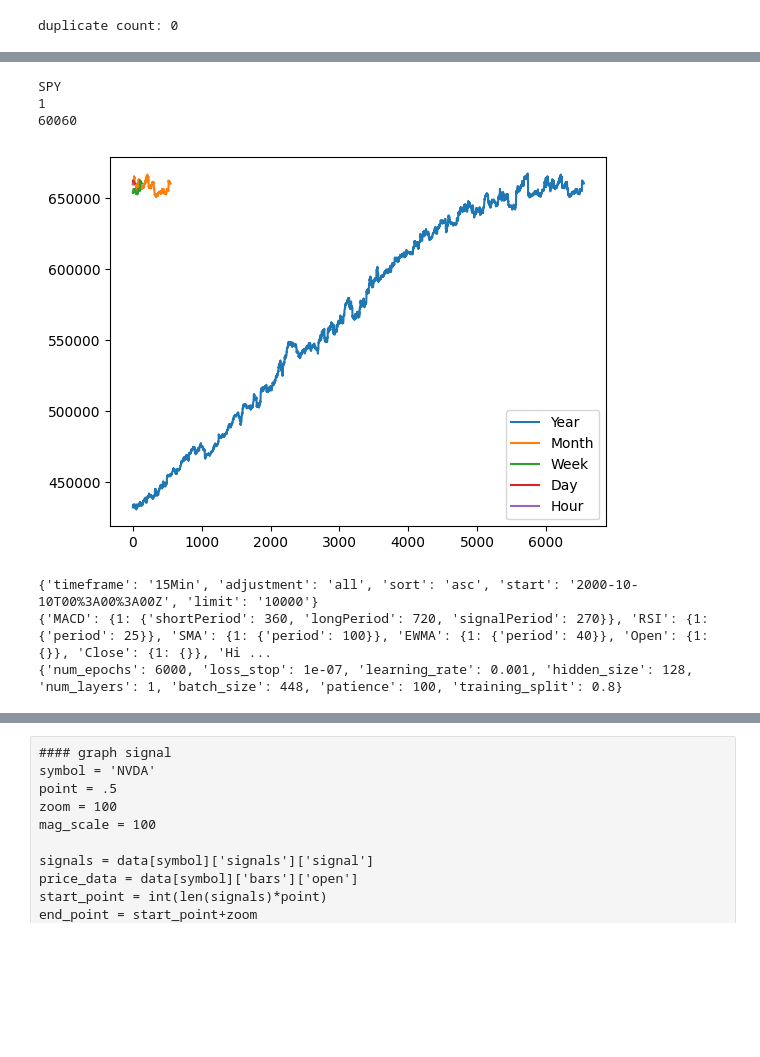
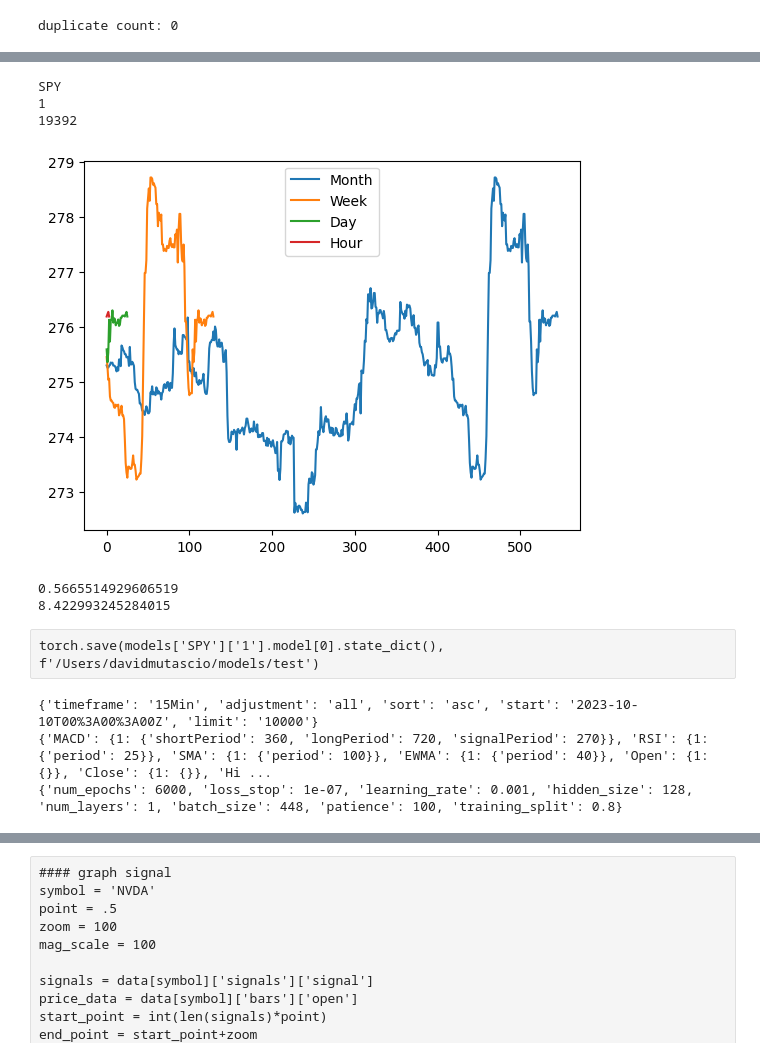
Before and after one commit to dmutascio/enigmaTrainer, a Jupyter notebook: enigmaTrainer.ipynb, the cells around one changed output, grey strips where cells are left out. Saved outputs shown, nothing was run; the diff lists cells and outputs as text; code cells hidden in the pictures; blank space fills up the shorter version.

```diff
--- a/enigmaTrainer.ipynb
+++ b/enigmaTrainer.ipynb
@@ -673,14 +681,13 @@ class LSTMv2(nn.Module):
 
 def create_model(data, model_type, model_config):
     learning_rate = model_config['learning_rate']
-    loss_stop = model_config['loss_stop']
-    num_epochs = model_config['num_epochs']
     training_split = model_config['training_split']
     input_size = data['features'].shape[1]
     train_size = int(training_split * len(data['features']))
     hidden_size = model_config['hidden_size']
     num_layers = model_config['num_layers']
     batch_size = model_config['batch_size']
+    sequence_length = model_config['sequence_length']
     patience = model_config['patience']
 
     # extract features and signals from data object. instantiate scaler objects
@@ -691,10 +698,14 @@ def create_model(data, model_type, model_config):
     # split of x data
     X_train = X.iloc[:train_size, :]
     X_test = X.iloc[train_size:, :]
+    # plt.plot(X_train)
+    # plt.plot(X_test)
 
     # split up y data
     y_train = y.iloc[:train_size, :]
     y_test = y.iloc[train_size:, :]
+    # plt.plot(y_train)
+    # plt.plot(y_test)
 
     # scale training data (y does not need scaling)
     X_train_scaled = ss.fit_transform(X_train)
@@ -703,6 +714,9 @@ def create_model(data, model_type, model_config):
     # Transform testing data using the fitted scalers
     X_test_scaled = ss.transform(X_test)
     y_test_scaled = y_test.values.reshape(-1, 1)
+    # plt.plot(X_train_scaled)
+    # plt.plot(X_test_scaled)
+
 
     # create tensors from sacaled data
     X_train_tensors = Variable(torch.Tensor(X_train_scaled))
@@ -715,8 +729,17 @@ def create_model(data, model_type, model_config):
 
     # reshape x tensors to fit model
     # FIXME: not needed anymore
-    X_train_tensors_final = torch.reshape(X_train_tensors,   (X_train_tensors.shape[0], 1, X_train_tensors.shape[1]))
-    X_test_tensors_final = torch.reshape(X_test_tensors,  (X_test_tensors.shape[0], 1, X_test_tensors.shape[1]))
+    #X_train_tensors_final = torch.reshape(X_train_tensors,   (X_train_tensors.shape[0], 1, X_train_tensors.shape[1]))
+    #X_test_tensors_final = torch.reshape(X_test_tensors,  (X_test_tensors.shape[0], 1, X_test_tensors.shape[1]))
+
+
+    # Reshape X_train_tensors to create sequences with 100 time steps
+    batch_size = X_train_tensors.size(0) // sequence_length
+    X_train_tensors_final = X_train_tensors[:batch_size * sequence_length].view(batch_size, sequence_length, 10)
+
+    # Reshape X_train_tensors to create sequences with 100 time steps
+    batch_size = X_test_tensors.size(0) // sequence_length
+    X_test_tensors_final = X_test_tensors[:batch_size * sequence_length].view(batch_size, sequence_length, 10)
 
     # Create DataLoader for batching
     train_dataset = TensorDataset(X_train_tensors, y_train_tensors)
@@ -856,17 +879,15 @@ class Model:
         plt.show()
 # %%
 model_config = {
-    'num_epochs': 6000,
-    #'num_epochs': 10000,
-    #'loss_stop': .001,
-    'loss_stop': .0000001,
     #'learning_rate': .001,
     'learning_rate': .001,
-
     'hidden_size': 128,
     'num_layers': 1,
-    'batch_size': 448,
-    'patience': 100,
+    #'batch_size': 448,
+    #'batch_size': 6720,
+    'batch_size': 1,
+    'sequence_length': 20,
+    'patience': 10,
     'training_split': .8
 }
 max_attempts = 3
@@ -929,0 +951,6 @@ SPY
+# %%
+for symbol, symbol_models in models.items():
+    print(symbol)
+    for name, model in symbol_models.items():
+        print(name)
+        model.graph_signals()
@@ -932,7 +963,7 @@ for symbol, symbol_models in models.items():
     print(symbol)
     for name, model in symbol_models.items():
         print(name)
-        model.graph_prices(data[symbol]['bars'], .95, 36, 100)
+        model.graph_prices(data[symbol]['bars'], .9, 100, 100)
 # %% [output]
 No artists with labels found to put in legend.  Note that artists whose label start with an underscore are ignored when legend() is called with no argument.
 SPY
@@ -1086,33 +1117,33 @@ def simulate(model, dynamic, bank, hold_period, target, stop_loss, trade_size, p
 for symbol, symbol_models in models.items():
     print(symbol)
     for name, model_obj in symbol_models.items():
         bank, bank_list, account, trades_master, right, wrong, gains = simulate(
             model=model_obj,
             dynamic=False,
             bank = 100,
             hold_period = 5,
             target = .01,
             stop_loss = -.01,
             #trade_size = .05,
             trade_size = 1,
             price_data = data[symbol]['bars']['open']
         )
         print(name)
         print(len(account))
         training_split = model_obj.model_config['training_split']
-        plt.plot(account[-6552:], label='Year')
+        #plt.plot(account[-6552:], label='Year')
         plt.plot(account[-546:], label='Month')
         plt.plot(account[-130:], label='Week')
         plt.plot(account[-26:], label='Day')
         plt.plot(account[-4:], label='Hour')
         #plt.plot(account[-3200:], label='custom')
         #plt.plot(account, label='All')
         #plt.axvline(x=(len(account)*training_split), color='r', linestyle='--')
 
         plt.legend()
         plt.show()
 # %% [output]
 SPY
 1
-60060
+19392
-[figure, old version]
+[figure, new version]
@@ -1121,12 +1150,20 @@ torch.save(models['SPY']['1'].model[0].state_dict(), f'/Users/davidmutascio/mode
+# %%
+print(right/(right+wrong))
+print(gains)
+# %% [output]
+0.5665514929606519
+8.422993245284015
+# %% [raw]
+torch.save(models['SPY']['1'].model[0].state_dict(), f'/Users/davidmutascio/models/test')
 # %%
 for symbol, symbol_models in models.items():
     for model_num, single_model in symbol_models.items():
         print(queryParams)
         print(indicator_config)
         print(single_model.model_config)
-        master_config = q
+        #master_config = q
 # %% [output]
-{'timeframe': '15Min', 'adjustment': 'all', 'sort': 'asc', 'start': '2000-10-10T00%3A00%3A00Z', 'limit': '10000'}
+{'timeframe': '15Min', 'adjustment': 'all', 'sort': 'asc', 'start': '2023-10-10T00%3A00%3A00Z', 'limit': '10000'}
 {'MACD': {1: {'shortPeriod': 360, 'longPeriod': 720, 'signalPeriod': 270}}, 'RSI': {1: {'period': 25}}, 'SMA': {1: {'period': 100}}, 'EWMA': {1: {'period': 40}}, 'Open': {1: {}}, 'Close': {1: {}}, 'Hi ...
 {'num_epochs': 6000, 'loss_stop': 1e-07, 'learning_rate': 0.001, 'hidden_size': 128, 'num_layers': 1, 'batch_size': 448, 'patience': 100, 'training_split': 0.8}
 # %%
```
Also changed, not shown: parts of 15 cells of this notebook.
